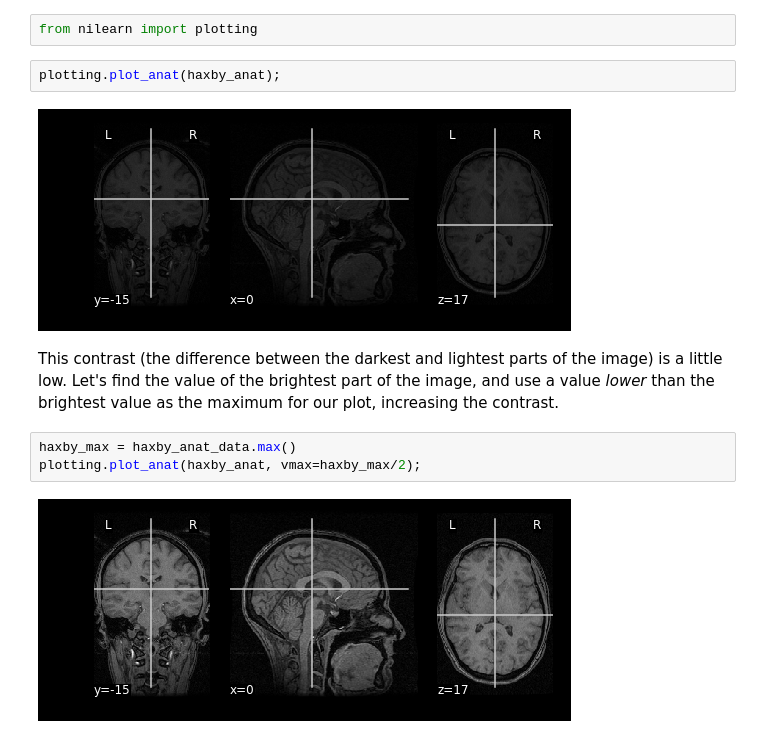
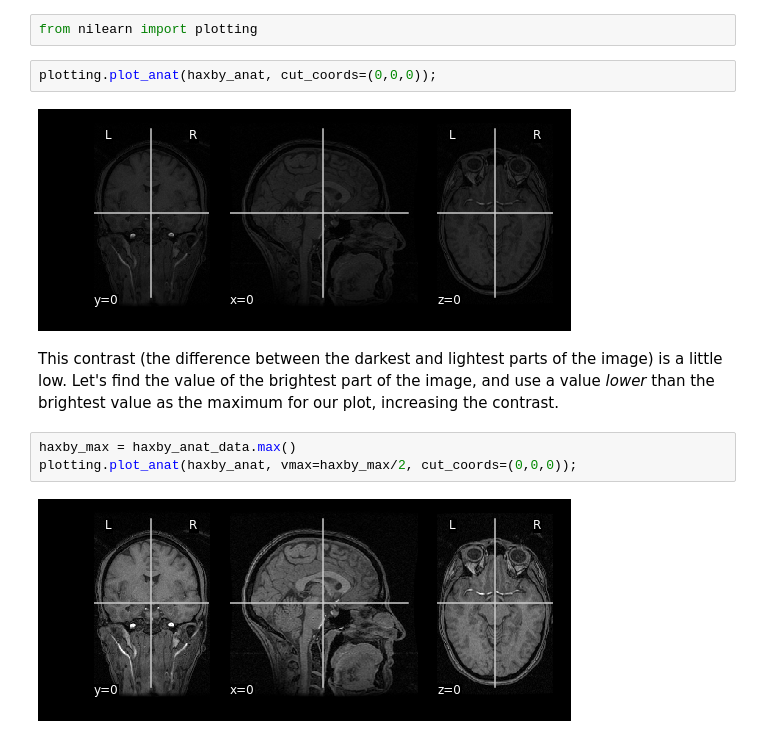
Before and after one commit to beausievers/learn-neuroimaging, a Jupyter notebook: module_01_how_brain_images_are_stored.ipynb, the cells around one changed output. Drawn from its saved outputs; the diff is of its cells as text.

```diff
--- a/module_01_how_brain_images_are_stored.ipynb
+++ b/module_01_how_brain_images_are_stored.ipynb
@@ -84,13 +86,13 @@ Nilearn provides a collection of functions that simplify plotting neuroimaging d
 # %%
 from nilearn import plotting
 # %%
-plotting.plot_anat(haxby_anat);
+plotting.plot_anat(haxby_anat, cut_coords=(0,0,0));
 # %% [output]
-[figure, old version]
+[figure, new version]
 # %% [markdown]
 This contrast (the difference between the darkest and lightest parts of the image) is a little low. Let's find the value of the brightest part of the image, and use a value _lower_ than the brightest value as the maximum for our plot, increasing the contrast.
 # %%
 haxby_max = haxby_anat_data.max()
-plotting.plot_anat(haxby_anat, vmax=haxby_max/2);
+plotting.plot_anat(haxby_anat, vmax=haxby_max/2, cut_coords=(0,0,0));
 # %% [output]
-[figure, old version]
+[figure, new version]
```
Also changed, not shown: parts of 15 cells of this notebook.
